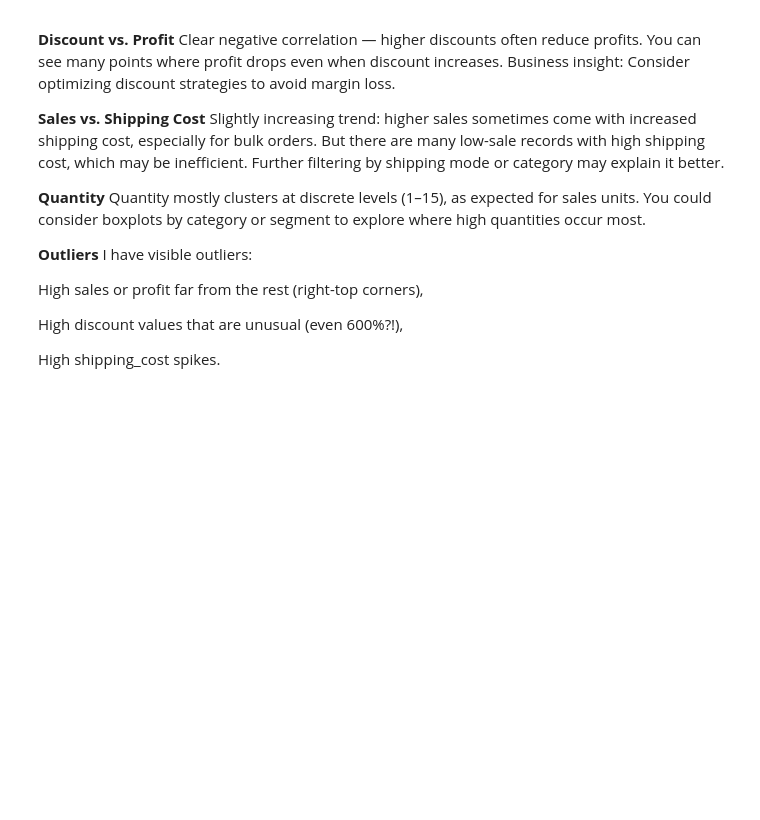
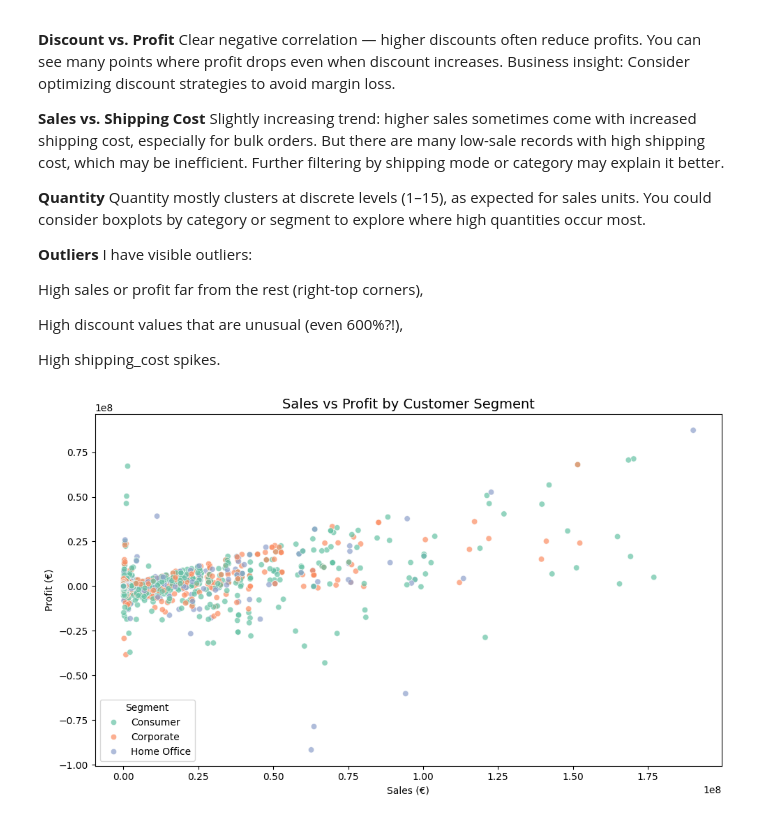
Before and after one commit to Egbe34/final-project-global-superstore, a Jupyter notebook: notebooks/1_data_loading_preview.ipynb, the cells around one changed output. Drawn from its saved outputs; the diff is of its cells as text; code cells hidden in the pictures; blank space fills up the shorter version.

```diff
--- a/notebooks/1_data_loading_preview.ipynb
+++ b/notebooks/1_data_loading_preview.ipynb
@@ -842,3 +862,19 @@ High sales or profit far from the rest (right-top corners),
 High discount values that are unusual (even 600%?!),
 
 High shipping_cost spikes.
+# %%
+import seaborn as sns
+import matplotlib.pyplot as plt
+import seaborn as sns
+
+plt.figure(figsize=(10, 6))
+sns.scatterplot(data=df, x='sales', y='profit', hue='segment', palette='Set2', alpha=0.7)
+
+plt.title("Sales vs Profit by Customer Segment", fontsize=14)
+plt.xlabel("Sales (€)")
+plt.ylabel("Profit (€)")
+plt.legend(title='Segment')
+plt.tight_layout()
+plt.show()
+# %% [output]
+[figure, added]
```
Also changed, not shown: parts of 6 cells of this notebook, 4 other files.
